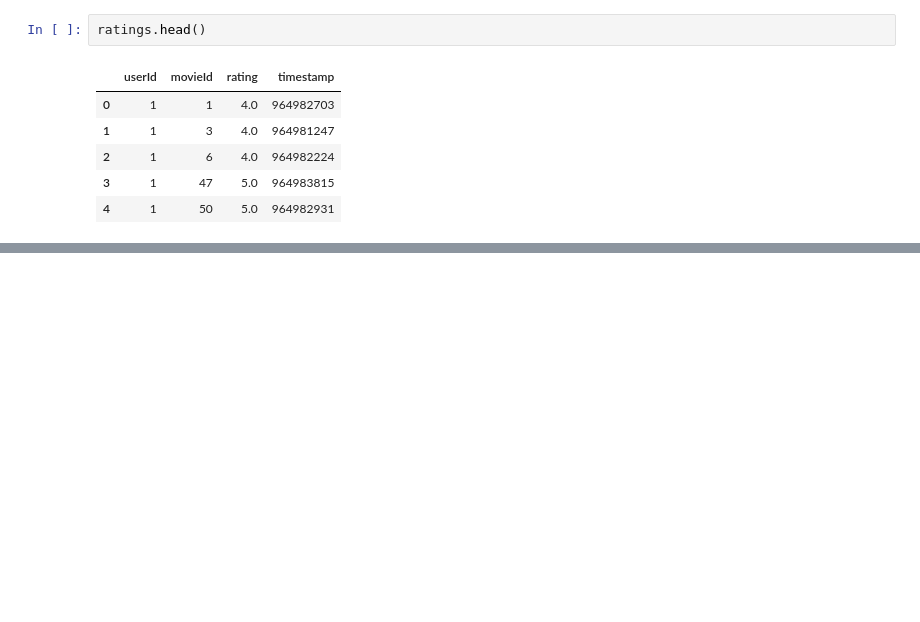
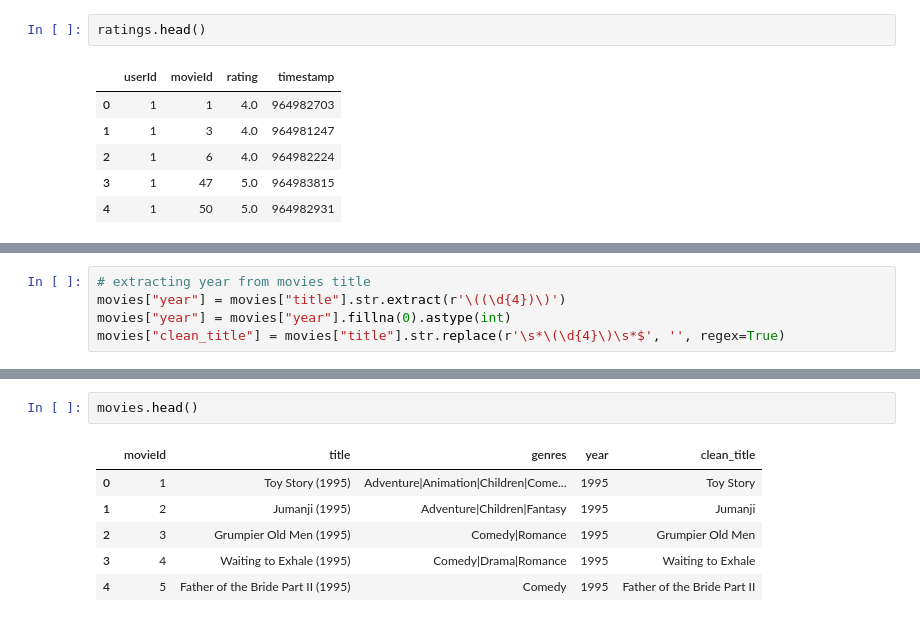
Before and after one commit to kamijoseph/Movies-Recomendation-WebApplication, a Jupyter notebook: notebooks/main.ipynb, the cells around one changed output, grey strips where cells are left out. Drawn from its saved outputs; the diff is of its cells as text; blank space fills up the shorter version.

```diff
--- a/notebooks/main.ipynb
+++ b/notebooks/main.ipynb
@@ -61,0 +100,5 @@ ratings.sample(10)
+# %%
+# extracting year from movies title
+movies["year"] = movies["title"].str.extract(r'\((\d{4})\)')
+movies["year"] = movies["year"].fillna(0).astype(int)
+movies["clean_title"] = movies["title"].str.replace(r'\s*\(\d{4}\)\s*$', '', regex=True)
@@ -61,0 +121,9 @@ ratings.sample(10)
+# %%
+movies.head()
+# %% [output]
+|  | movieId | title | genres | year | clean_title |
+| 0 | 1 | Toy Story (1995) | Adventure|Animation|Children|Come... | 1995 | Toy Story |
+| 1 | 2 | Jumanji (1995) | Adventure|Children|Fantasy | 1995 | Jumanji |
+| 2 | 3 | Grumpier Old Men (1995) | Comedy|Romance | 1995 | Grumpier Old Men |
+| 3 | 4 | Waiting to Exhale (1995) | Comedy|Drama|Romance | 1995 | Waiting to Exhale |
+| 4 | 5 | Father of the Bride Part II (1995) | Comedy | 1995 | Father of the Bride Part II |
```
Also changed, not shown: parts of 14 cells of this notebook.
